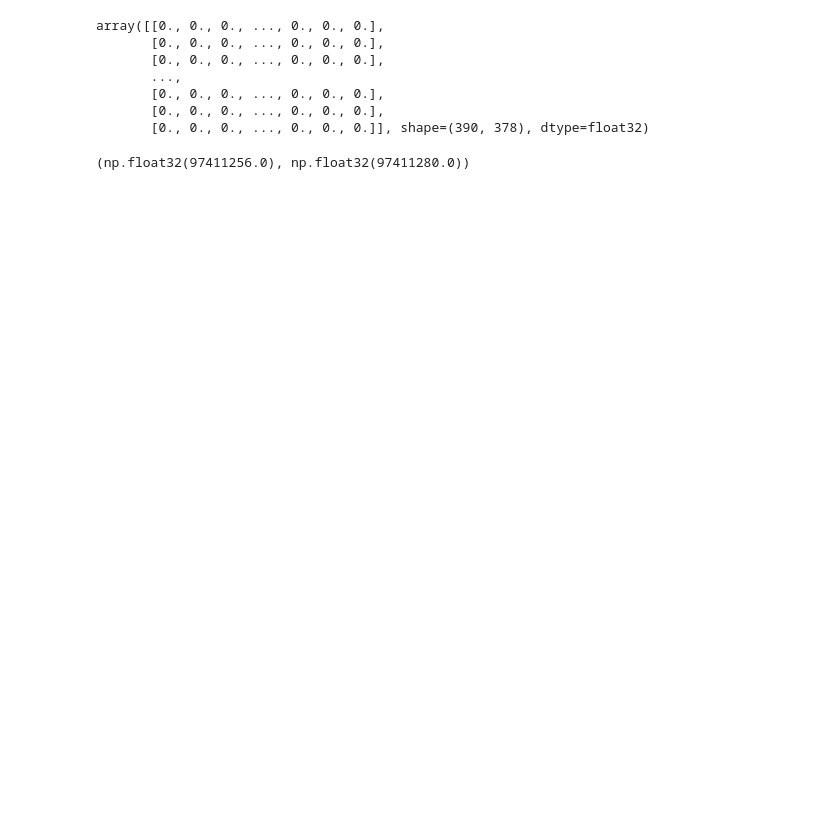
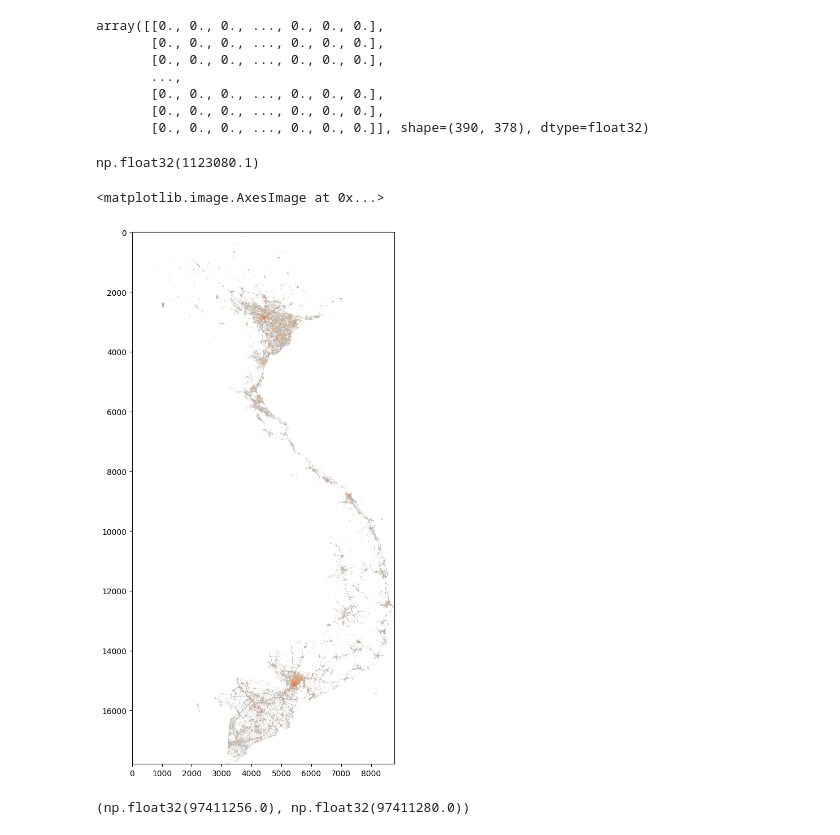
Before and after one commit to kraemer-lab/geoglue, a Jupyter notebook: agg.ipynb, the cells around one changed output. Drawn from its saved outputs; the diff is of its cells as text; code cells hidden in the pictures; blank space fills up the shorter version.

```diff
--- a/agg.ipynb
+++ b/agg.ipynb
@@ -213,6 +206,15 @@ array([[0., 0., 0., ..., 0., 0., 0.],
        [0., 0., 0., ..., 0., 0., 0.],
        [0., 0., 0., ..., 0., 0., 0.],
        [0., 0., 0., ..., 0., 0., 0.]], shape=(390, 378), dtype=float32)
+# %%
+population_masked_low.max()
+# %% [output]
+np.float32(1123080.1)
+# %%
+plt.imshow(population_masked_high, cmap='OrRd', norm='log')
+# %% [output]
+<matplotlib.image.AxesImage at 0x...>
+[figure, added]
 # %%
 np.sum(population_masked_low), np.sum(population_masked_high)
 # %% [output]
```
Also changed, not shown: parts of 5 cells of this notebook, 2 other files.
